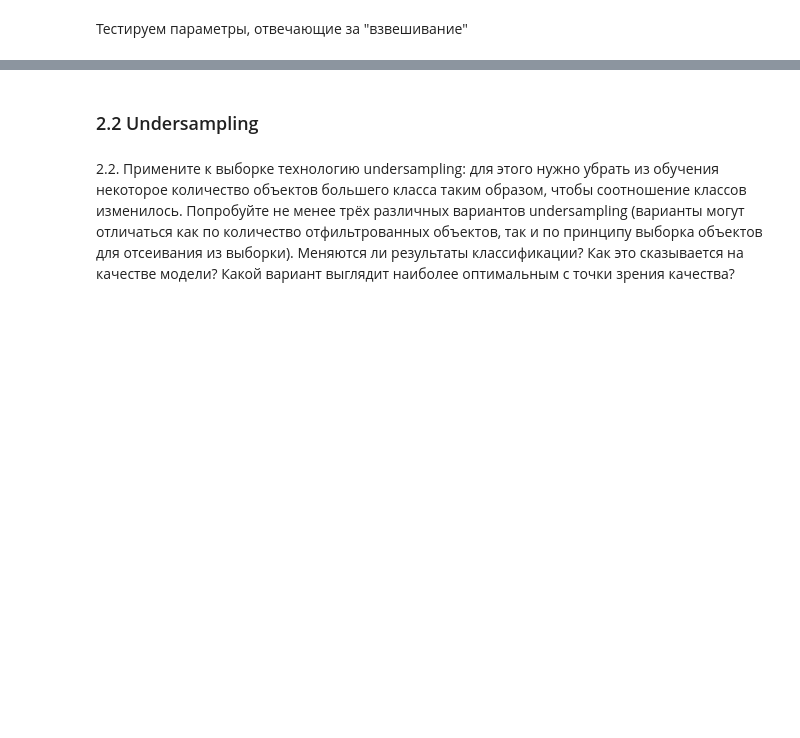
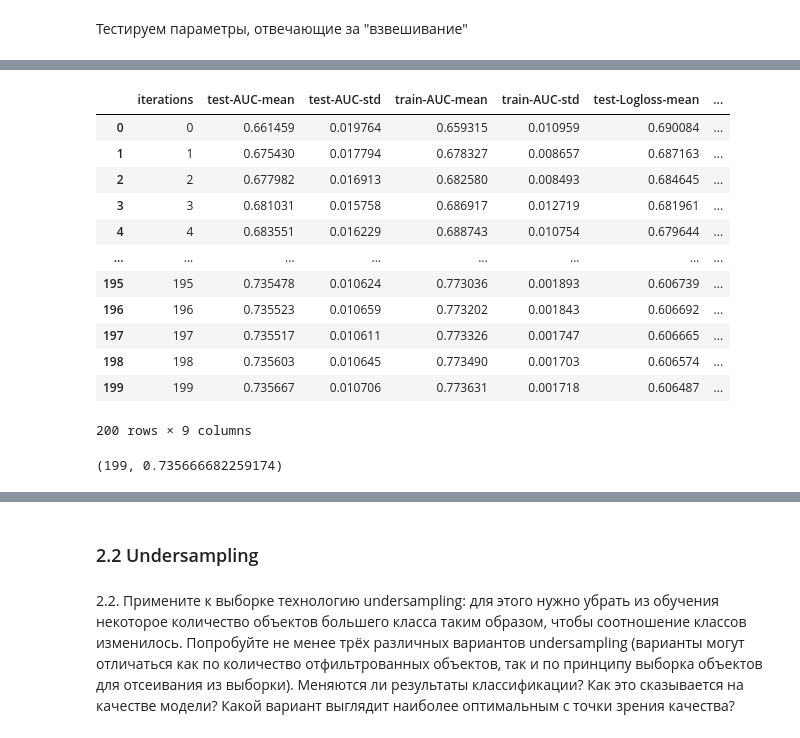
Before and after one commit to Uniholder/Specialization-Yandex-MIPT, a Jupyter notebook: 6_Final_projects/2_churn_prediction/week_5.ipynb, the cells around one changed output, grey strips where cells are left out. Cells and saved outputs as stored; diff of their text form; code cells hidden in the pictures; blank space fills up the shorter version.

```diff
--- a/6_Final_projects/2_churn_prediction/week_5.ipynb
+++ b/6_Final_projects/2_churn_prediction/week_5.ipynb
@@ -275,0 +300,5 @@ pipeline = SklPipeline([
+# %%
+%%time
+model = CatBoostClassifier(**base_params, **add_params, scale_pos_weight=0.07924761023743447)
+model.fit(X_imp, y)
+print(roc_auc_score(y_val, model.predict_proba(X_val_imp)[:, 1]))
@@ -275,0 +311,10 @@ pipeline = SklPipeline([
+# %%
+%%time
+cv_results = cv(
+    params={**base_params, 'n_estimators': 200, 'scale_pos_weight': 12.618677042801556},
+    pool=Pool(X_imp, y, cat_features=nna_cat_vars),
+    fold_count=5,
+    shuffle=True,
+    plot=True,
+    type='Classical'
+)
@@ -275,0 +325,20 @@ pipeline = SklPipeline([
+# %%
+cv_results
+# %% [output]
+|  | iterations | test-AUC-mean | test-AUC-std | train-AUC-mean | train-AUC-std | test-Logloss-mean | ... |
+| 0 | 0 | 0.661459 | 0.019764 | 0.659315 | 0.010959 | 0.690084 | ... |
+| 1 | 1 | 0.675430 | 0.017794 | 0.678327 | 0.008657 | 0.687163 | ... |
+| 2 | 2 | 0.677982 | 0.016913 | 0.682580 | 0.008493 | 0.684645 | ... |
+| 3 | 3 | 0.681031 | 0.015758 | 0.686917 | 0.012719 | 0.681961 | ... |
+| 4 | 4 | 0.683551 | 0.016229 | 0.688743 | 0.010754 | 0.679644 | ... |
+| ... | ... | ... | ... | ... | ... | ... | ... |
+| 195 | 195 | 0.735478 | 0.010624 | 0.773036 | 0.001893 | 0.606739 | ... |
+| 196 | 196 | 0.735523 | 0.010659 | 0.773202 | 0.001843 | 0.606692 | ... |
+| 197 | 197 | 0.735517 | 0.010611 | 0.773326 | 0.001747 | 0.606665 | ... |
+| 198 | 198 | 0.735603 | 0.010645 | 0.773490 | 0.001703 | 0.606574 | ... |
+| 199 | 199 | 0.735667 | 0.010706 | 0.773631 | 0.001718 | 0.606487 | ... |
+200 rows × 9 columns
+# %%
+cv_results['test-AUC-mean'].argmax(), cv_results['test-AUC-mean'].max()
+# %% [output]
+(199, 0.735666682259174)
```
Also changed, not shown: parts of 103 cells of this notebook, 21 other files.
